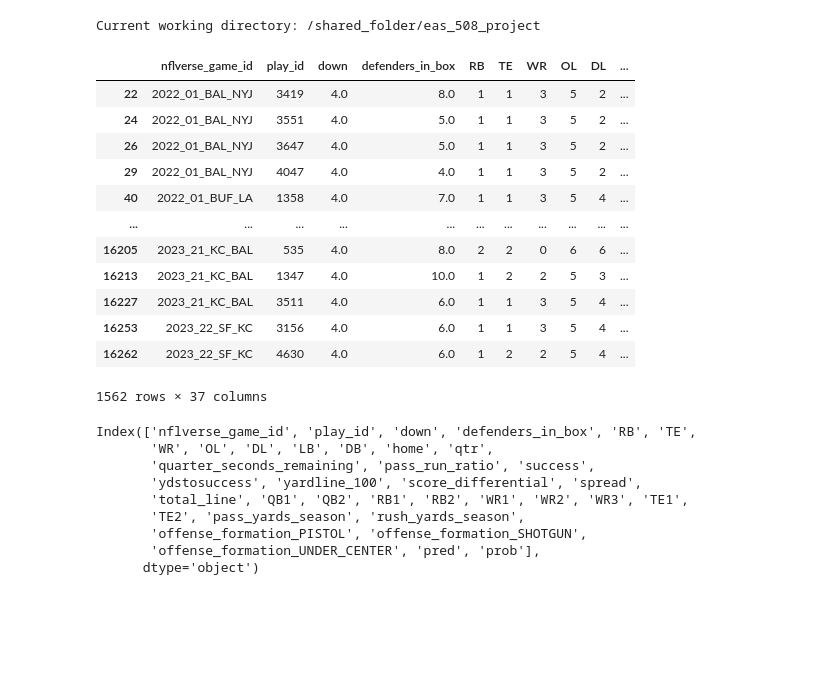
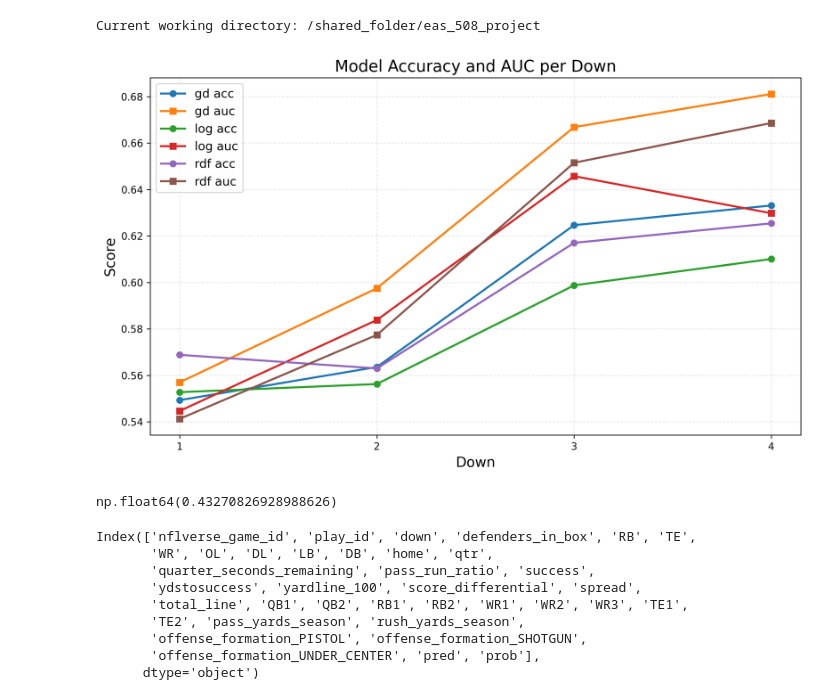
Before and after one commit to colin-seiler/NFL_SuccessWatch, a Jupyter notebook: notebooks/after_model.ipynb, the cells around one changed output. Drawn from its saved outputs; the diff is of its cells as text; code cells hidden in the pictures; blank space fills up the shorter version.

```diff
--- a/notebooks/after_model.ipynb
+++ b/notebooks/after_model.ipynb
@@ -23,21 +28,50 @@ df = pd.read_csv('data/evals/down3.0_preds.csv')
 # %%
-df = df[df['down'] == 4]
+acc_scores = []
+auc_scores = []
+
+downs = [1,2,3,4]
+for df in files:
+    temp_acc = []
+    temp_auc = []
+
+    for down in downs:
+        temp = df[df['down'] == down]
+
+        y_true = temp['success']
+        y_pred = temp['pred']
+        y_prob = temp['prob']
+
+        acc = accuracy_score(y_true,y_pred)
+        auc = roc_auc_score(y_true, y_prob)
+
+        temp_acc.append(acc)
+        temp_auc.append(auc)
+
+    acc_scores.append(temp_acc)
+    auc_scores.append(temp_auc)
+
+plt.figure(figsize=(10, 6), dpi=300)
+for idx, df in enumerate(files):
+    plt.plot(downs, acc_scores[idx], marker="o", label=f"{file_names[idx]} acc", linewidth=2)
+    plt.plot(downs, auc_scores[idx], marker="s", label=f"{file_names[idx]} auc", linewidth=2)
+
+plt.title("Model Accuracy and AUC per Down", fontsize=16)
+plt.xlabel("Down", fontsize=14)
+plt.ylabel("Score", fontsize=14)
+plt.xticks(downs)
+plt.grid(True, linestyle="--", alpha=0.3)
+plt.legend(fontsize=12)
+
+plt.tight_layout()
+plt.show()
+# %% [output]
+[figure, added]
 # %%
-df
+df = files[0]
-# %% [output]
-|  | nflverse_game_id | play_id | down | defenders_in_box | RB | TE | WR | OL | DL | ... |
-| 22 | 2022_01_BAL_NYJ | 3419 | 4.0 | 8.0 | 1 | 1 | 3 | 5 | 2 | ... |
-| 24 | 2022_01_BAL_NYJ | 3551 | 4.0 | 5.0 | 1 | 1 | 3 | 5 | 2 | ... |
-| 26 | 2022_01_BAL_NYJ | 3647 | 4.0 | 5.0 | 1 | 1 | 3 | 5 | 2 | ... |
-| 29 | 2022_01_BAL_NYJ | 4047 | 4.0 | 4.0 | 1 | 1 | 3 | 5 | 2 | ... |
-| 40 | 2022_01_BUF_LA | 1358 | 4.0 | 7.0 | 1 | 1 | 3 | 5 | 4 | ... |
-| ... | ... | ... | ... | ... | ... | ... | ... | ... | ... | ... |
-| 16205 | 2023_21_KC_BAL | 535 | 4.0 | 8.0 | 2 | 2 | 0 | 6 | 6 | ... |
-| 16213 | 2023_21_KC_BAL | 1347 | 4.0 | 10.0 | 1 | 2 | 2 | 5 | 3 | ... |
-| 16227 | 2023_21_KC_BAL | 3511 | 4.0 | 6.0 | 1 | 1 | 3 | 5 | 4 | ... |
-| 16253 | 2023_22_SF_KC | 3156 | 4.0 | 6.0 | 1 | 1 | 3 | 5 | 4 | ... |
-| 16262 | 2023_22_SF_KC | 4630 | 4.0 | 6.0 | 1 | 2 | 2 | 5 | 4 | ... |
-1562 rows × 37 columns
+# %%
+df[(df['down'] == 4) | (df['down'] == 3)]['success'].mean()
+# %% [output]
+np.float64(0.43270826928988626)
 # %%
 df.columns
 # %% [output]
```
Also changed, not shown: parts of 3 cells of this notebook.
